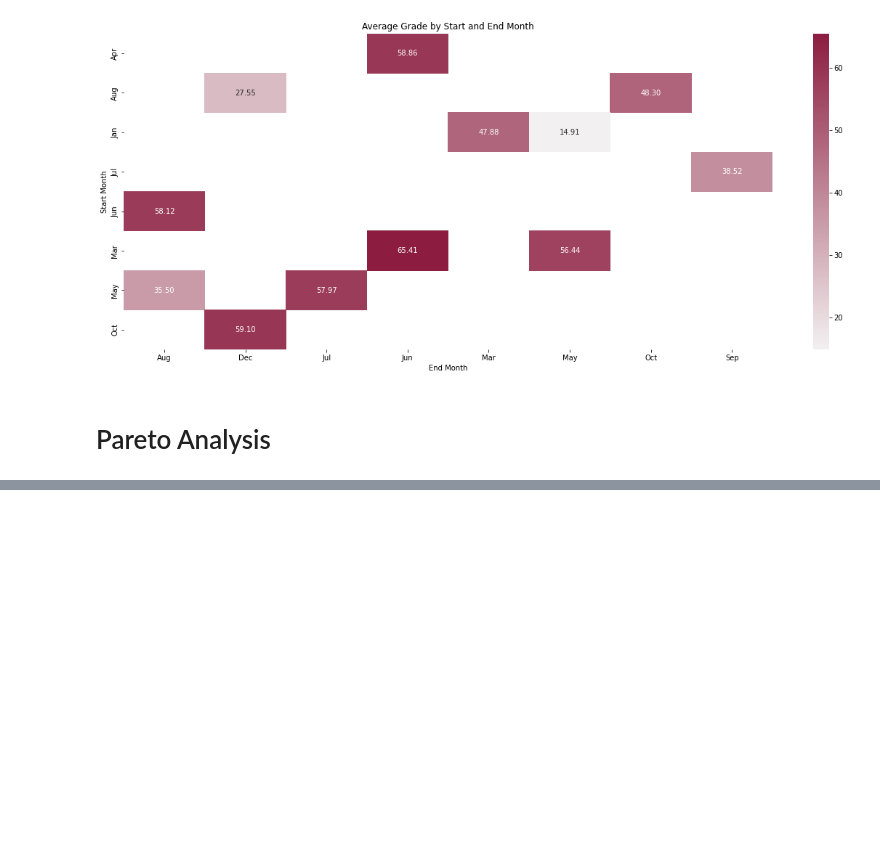
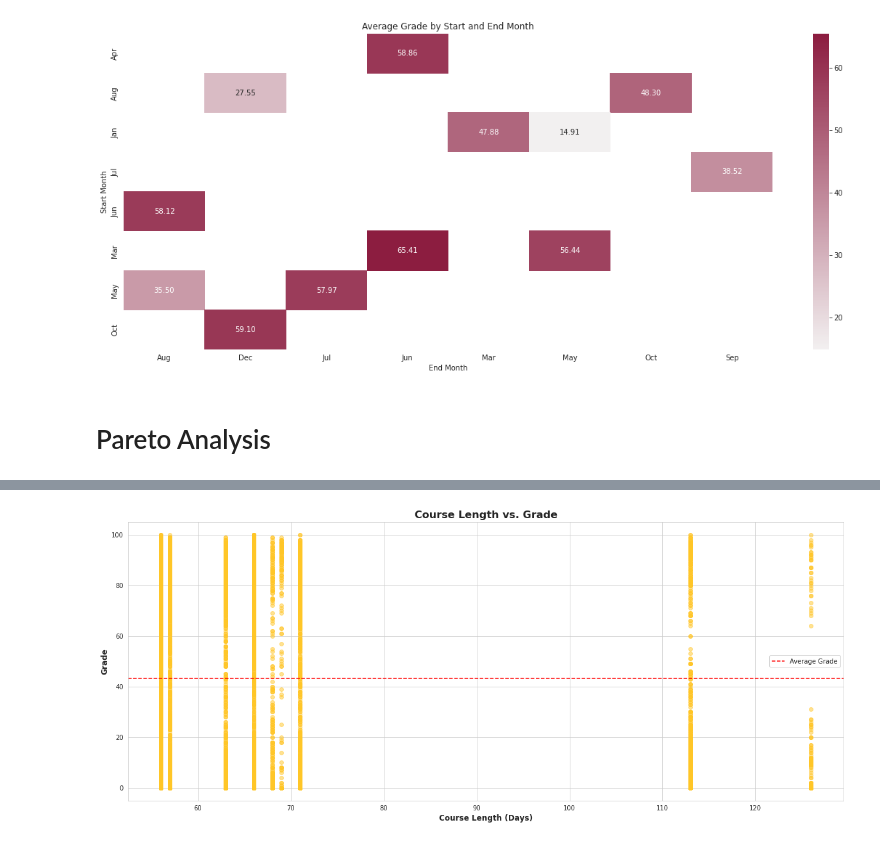
Before and after one commit to iamharkirat/EDA, a Jupyter notebook: learning_enterprise.ipynb, the cells around one changed output, grey strips where cells are left out. Drawn from its saved outputs; the diff is of its cells as text; code cells hidden in the pictures; blank space fills up the shorter version.

```diff
--- a/learning_enterprise.ipynb
+++ b/learning_enterprise.ipynb
@@ -755,0 +756,25 @@ memory usage: 200.0 bytes
+# %%
+# Calculate course length in days
+df['Course Start Date'] = pd.to_datetime(df['Course Start Date'])
+df['Course End Date'] = pd.to_datetime(df['Course End Date'])
+df['Course Length'] = (df['Course End Date'] - df['Course Start Date']).dt.days
+
+# Calculate student success based on grade threshold
+passing_grade = 70
+df['Student Success'] = df['Grade'] >= passing_grade
+
+# Calculate average grade for each course length
+avg_grades = df.groupby('Course Length')['Grade'].mean()
+
+# Create scatter plot with average line
+fig, ax = plt.subplots()
+ax.scatter(df['Course Length'], df['Grade'], alpha=0.5)
+ax.axhline(y=avg_grades.mean(), color='r', linestyle='--', label='Average Grade')
+ax.set_title('Course Length vs. Grade', fontsize=16, fontweight='bold')
+ax.set_xlabel('Course Length (Days)', fontsize=12, fontweight='bold')
+ax.set_ylabel('Grade', fontsize=12, fontweight='bold')
+ax.legend()
+
+plt.show()
+# %% [output]
+[figure, added]
```
Also changed, not shown: parts of 22 cells of this notebook.
